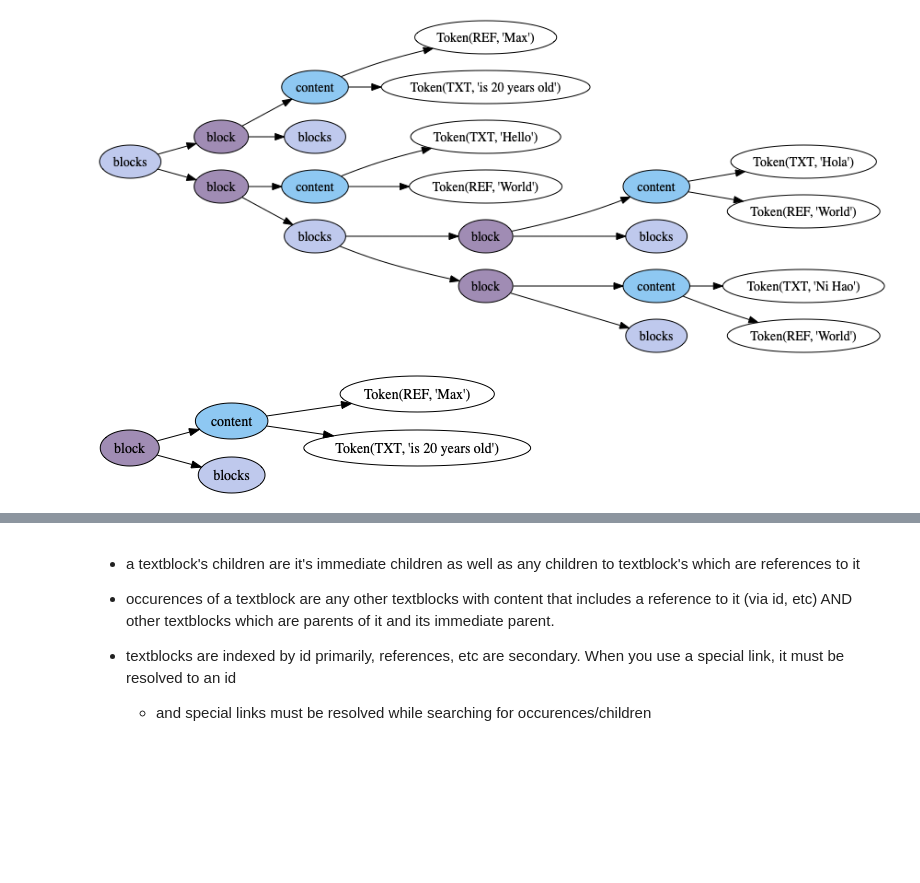
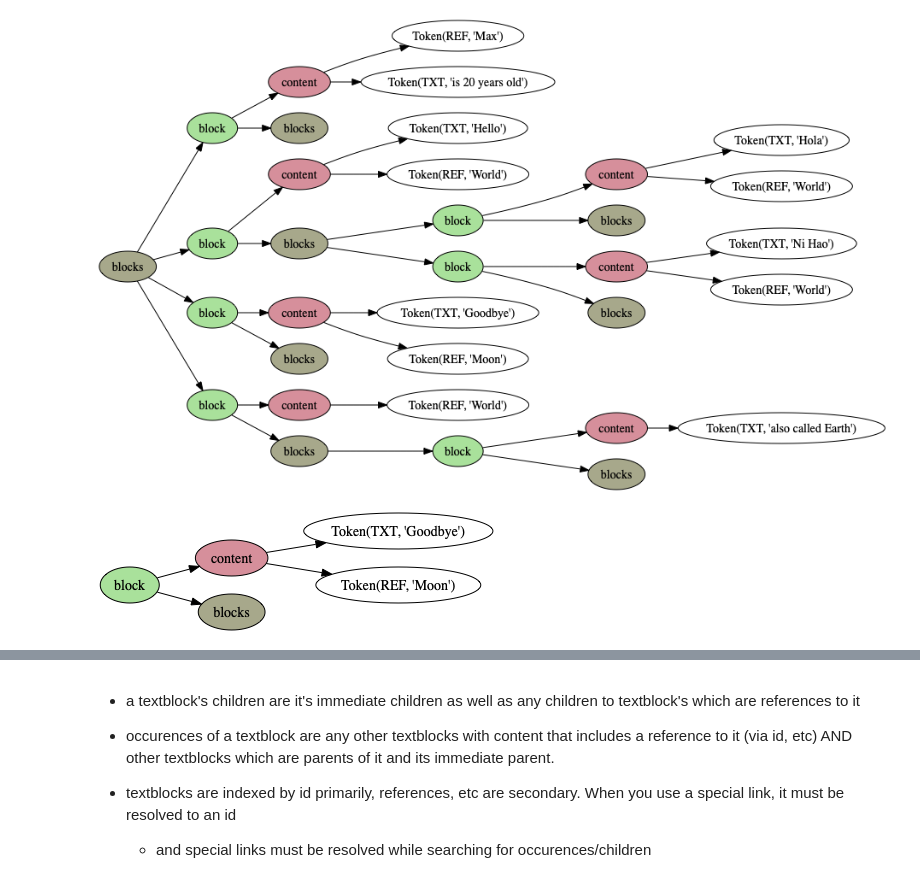
Before and after one commit to maxsun/SemanticScribe, a Jupyter notebook: Playground-Temp1.ipynb, the cells around one changed output, grey strips where cells are left out. Drawn from its saved outputs; the diff is of its cells as text; code cells hidden in the pictures; blank space fills up the shorter version.

```diff
--- a/Playground-Temp1.ipynb
+++ b/Playground-Temp1.ipynb
@@ -43,39 +43,43 @@ class TreeIndenter(Indenter):
 class TreeTransformer(Transformer):
     """Pos-processing to modify the lark generated tree"""
     @staticmethod
     def text(items):
         """Join words under text nodes in the AST"""
         return Token('TXT', ' '.join(items))
 
     @staticmethod
     def reference(items):
         """Join words under reference nodes in the AST"""
         return Token('REF', ' '.join(items))
 
 PARSER = Lark(
     GRAMMAR,
     parser='lalr',
     postlex=TreeIndenter(),
     transformer=TreeTransformer)
 
 
 def ast_from_text(text):
     """Parse text into an array of block ASTs"""
     return PARSER.parse(text)
 
-x = ast_from_text('''
+ast = ast_from_text('''
 - [[Max]] is 20 years old
 - Hello [[World]]
   - Hola [[World]]
   - Ni Hao [[World]]
+- Goodbye [[Moon]]
+- [[World]]
+  - also called Earth
 ''')
 
-display_tree(x)
+display_tree(ast)
 # %% [output]
-[figure, old version]
+[figure, new version]
 # %%
+
 # Get trees with data
-all_blocks = list(x.find_data('block'))
-display_tree(all_blocks[0])
+all_blocks = list(ast.find_data('block'))
+display_tree(all_blocks[4])
 # %% [output]
-[figure, old version]
+[figure, new version]
```
Also changed, not shown: parts of 12 cells of this notebook.
